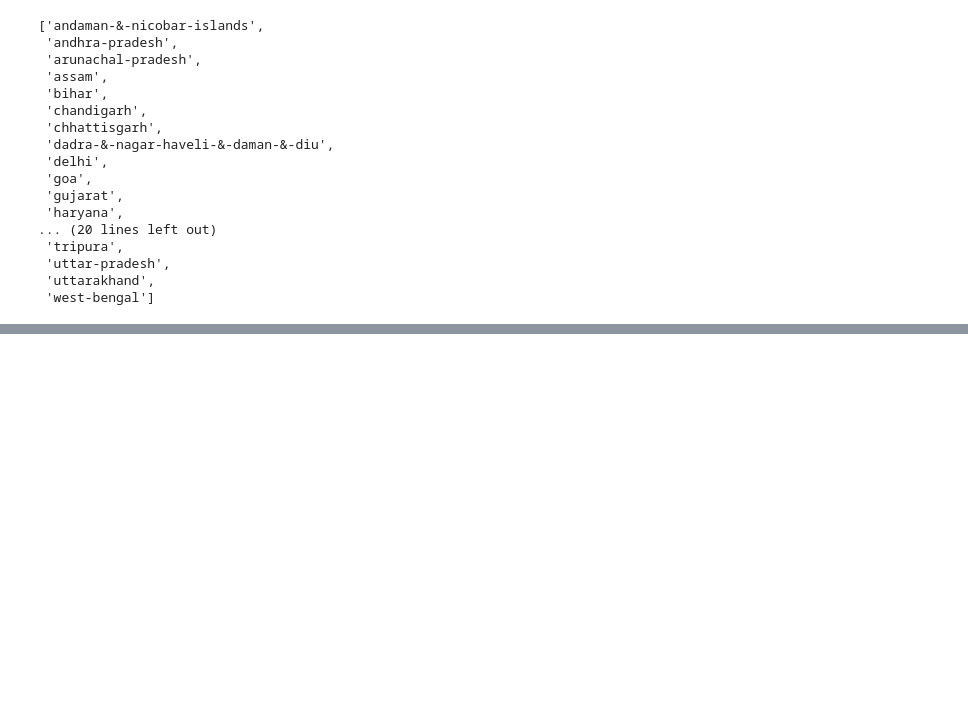
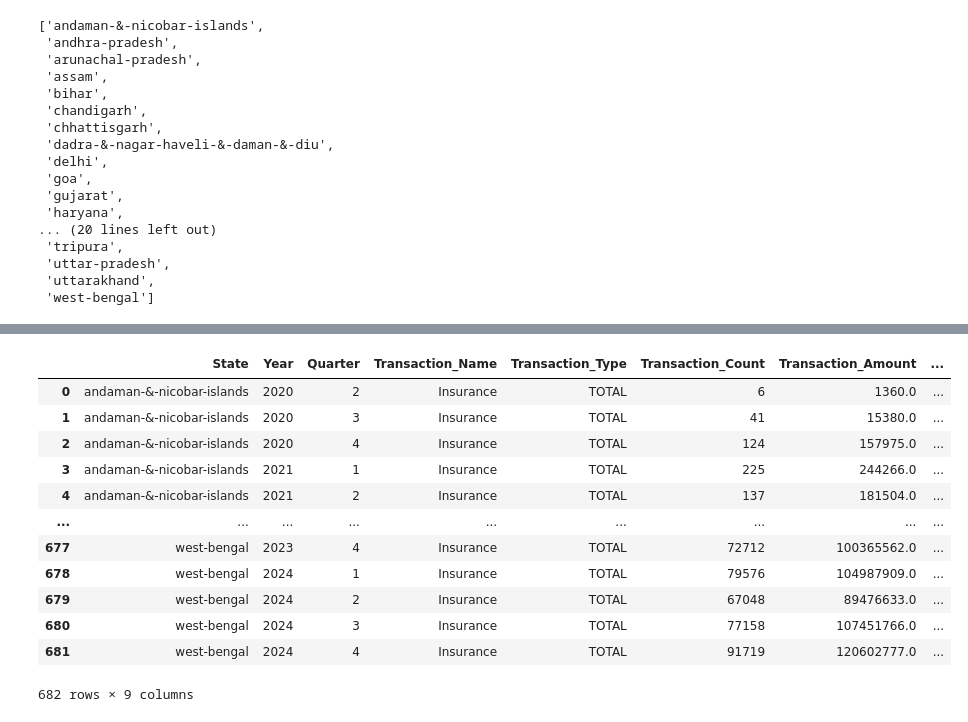
Before and after one commit to Rajaganapathy1201/Capstone-Project, a Jupyter notebook: extraction.ipynb, the cells around one changed output, grey strips where cells are left out. Cells and saved outputs as stored; diff of their text form; code cells hidden in the pictures; blank space fills up the shorter version.

```diff
--- a/extraction.ipynb
+++ b/extraction.ipynb
@@ -123,0 +198,4 @@ Agg_Trans
+# %%
+path="C:/Ganapathy/Capstone-Project/data/data/aggregated/insurance/country/india/state"
+Agg_insurance_list= os.listdir(path)
+Agg_insurance_list
@@ -123,0 +220,67 @@ Agg_Trans
+# %%
+
+
+clm_transaction = {
+    'State': [],
+    'Year': [],
+    'Quarter': [],
+    'Transaction_Name': [],
+    'Transaction_Type': [],
+    'Transaction_Count': [],
+    'Transaction_Amount': [],
+    'From_Date': [],
+    'To_Date': []
+}
+
+for i in Agg_user_list:
+    p_i = os.path.join(path, i) + "/"
+    Agg_yr = os.listdir(p_i)
+    for j in Agg_yr:
+        p_j = os.path.join(p_i, j) + "/"
+        Agg_yr_list = os.listdir(p_j)
+        for k in Agg_yr_list:
+            p_k = os.path.join(p_j, k)
+            try:
+                with open(p_k, 'r') as Data:
+                    D = json.load(Data)
+
+                from_date = D['data']['from']
+                to_date = D['data']['to']
+
+                for tx in D['data']['transactionData']:
+                    tx_name = tx['name']
+                    for pi in tx['paymentInstruments']:
+                        tx_type = pi['type']
+                        tx_count = pi['count']
+                        tx_amount = pi['amount']
+
+                        clm_transaction['State'].append(i)
+                        clm_transaction['Year'].append(j)
+                        clm_transaction['Quarter'].append(int(k.strip('.json')))
+                        clm_transaction['Transaction_Name'].append(tx_name)
+                        clm_transaction['Transaction_Type'].append(tx_type)
+                        clm_transaction['Transaction_Count'].append(tx_count)
+                        clm_transaction['Transaction_Amount'].append(tx_amount)
+                        clm_transaction['From_Date'].append(from_date)
+                        clm_transaction['To_Date'].append(to_date)
+
+            except:
+                continue
+
+# Create DataFrame
+Transaction_df = pd.DataFrame(clm_transaction)
+Transaction_df
+# %% [output]
+|  | State | Year | Quarter | Transaction_Name | Transaction_Type | Transaction_Count | Transaction_Amount | ... |
+| 0 | andaman-&-nicobar-islands | 2020 | 2 | Insurance | TOTAL | 6 | 1360.0 | ... |
+| 1 | andaman-&-nicobar-islands | 2020 | 3 | Insurance | TOTAL | 41 | 15380.0 | ... |
+| 2 | andaman-&-nicobar-islands | 2020 | 4 | Insurance | TOTAL | 124 | 157975.0 | ... |
+| 3 | andaman-&-nicobar-islands | 2021 | 1 | Insurance | TOTAL | 225 | 244266.0 | ... |
+| 4 | andaman-&-nicobar-islands | 2021 | 2 | Insurance | TOTAL | 137 | 181504.0 | ... |
+| ... | ... | ... | ... | ... | ... | ... | ... | ... |
+| 677 | west-bengal | 2023 | 4 | Insurance | TOTAL | 72712 | 100365562.0 | ... |
+| 678 | west-bengal | 2024 | 1 | Insurance | TOTAL | 79576 | 104987909.0 | ... |
+| 679 | west-bengal | 2024 | 2 | Insurance | TOTAL | 67048 | 89476633.0 | ... |
+| 680 | west-bengal | 2024 | 3 | Insurance | TOTAL | 77158 | 107451766.0 | ... |
+| 681 | west-bengal | 2024 | 4 | Insurance | TOTAL | 91719 | 120602777.0 | ... |
+682 rows × 9 columns
```
Also changed, not shown: parts of 37 cells of this notebook, 2 other files.
